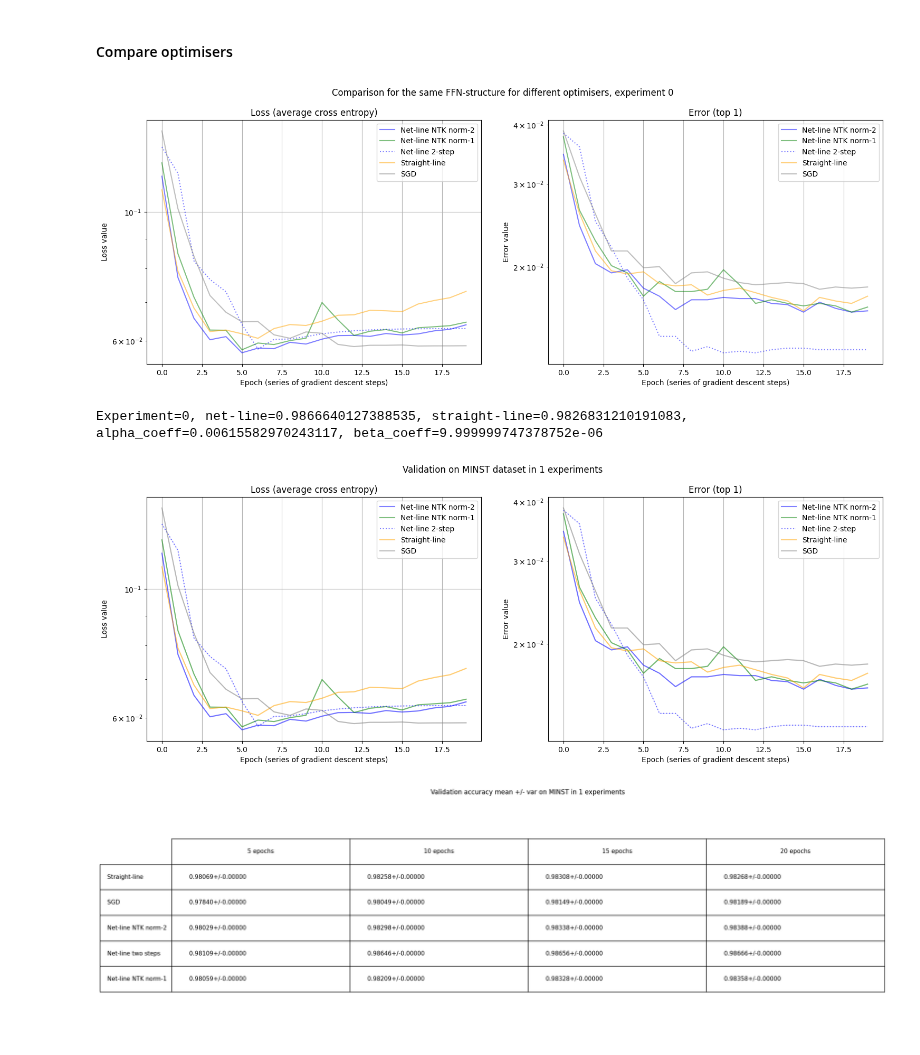
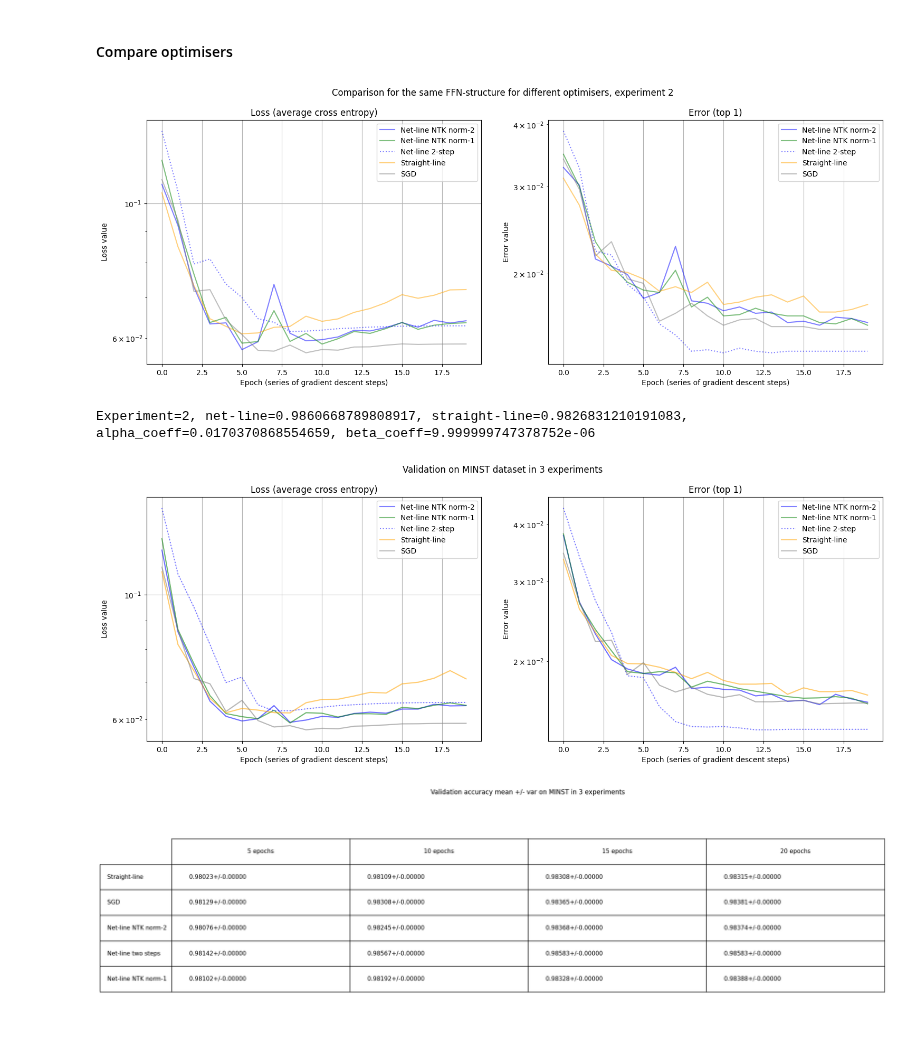
Before and after one commit to vkmbox/adaptive_stepsize, a Jupyter notebook: comparison_minst_ffn.ipynb, the cells around one changed output. Saved outputs shown, nothing was run; the diff lists cells and outputs as text; code cells hidden in the pictures.

```diff
--- a/comparison_minst_ffn.ipynb
+++ b/comparison_minst_ffn.ipynb
@@ -36,6 +35,6 @@ OUTPUT_DIM=10
 DEVICE = torch.device('cuda:0' if torch.cuda.is_available() else 'cpu')
 slope_plus, slope_minus=1.0, 0.
 
-EXPERIMENTS = 1 #3
+EXPERIMENTS = 3
 EPOCHS_PER_EXPERIMENT = 20
 DATASET_PATH = "./datasets"
@@ -191,7 +205,7 @@ def accuracy_comparison(exp_results, low, high, title="Validation accuracy"):
 # %% [markdown]
 #### Compare optimisers
 # %%
-#Weights distribution variances are set as in (5.67)
+#Weights distribution variances are set as in Roberts book (5.67)
 cb, cw = 0, 2.0/(slope_plus**2.0 + slope_minus**2.0)
 meta = MetaData(batch_size = BATCH_SIZE, output_dim=OUTPUT_DIM, lb = 0.005, lw = 5.0, device=DEVICE)
 
@@ -201,7 +215,6 @@ meta = MetaData(batch_size = BATCH_SIZE, output_dim=OUTPUT_DIM, lb = 0.005, lw =
 3-param: 0-test accuracy (Top-1), 1-test errror (cross-entropy), 2 - qq_test
 '''
 experimental_results = np.zeros((EXPERIMENTS, EPOCHS_PER_EXPERIMENT, 5, 3))
-eta_fixed = 0.01
 
 for experiment in range(EXPERIMENTS):
 
@@ -218,7 +231,7 @@ for experiment in range(EXPERIMENTS):
     net_sgd.set_slopes(slope_plus, slope_minus)
     loss_sgd = nn.CrossEntropyLoss()
     #opt_sgd = optim.SGD(net_sgd.parameters(), lr=1e-2, momentum=0.9, nesterov=True, weight_decay=2.5e-4)
-    opt_sgd = optim.SGD(net_sgd.parameters(), eta_fixed, momentum=0.9) #, weight_decay=2.5e-4)
+    opt_sgd = optim.SGD(net_sgd.parameters(), 0.02, momentum=0.9)
     schd_sgd = optim.lr_scheduler.CosineAnnealingLR(opt_sgd, T_max=EPOCHS_PER_EXPERIMENT)
 
     #Net-line NTK norm2
@@ -237,17 +250,15 @@ for experiment in range(EXPERIMENTS):
     net_linestep.train(False)
     opt_linestep = NetLineStepProcessor(net_linestep, meta, DEVICE)
     opt_linestep.eta1 = 1e-5
-    #opt_linestep.alpha = 0.5 #0.8
     opt_linestep.beta_min = torch.tensor(0.00001).to(DEVICE)
     opt_linestep.kappa_step_pp = 0.0
     opt_linestep.do_logging = False
-    opt_linestep.do_calc_grad_norm2 = True
+    opt_linestep.do_calc_grad_norm2 = False
     opt_linestep.shorten_grad_accumulated = True
 
     for epoch in range(EPOCHS_PER_EXPERIMENT):
         #lr for SGD
-        #lr = eta_fixed if epoch < 15 else eta_fixed * 0.1
-        opt_linestep.alpha = cosine_annealing2_lr(1.0, 0.0, 0, 20, epoch)
+        opt_linestep.alpha = cosine_annealing4_lr(1.0, 0.9, 1.0, 0.0, 0, 3, 8, 20, epoch)
         mt_qq = AverageMeter()
 
         for train_batch in train_dataloader:
@@ -291,42 +302,42 @@ for experiment in range(EXPERIMENTS):
         experimental_results[experiment, epoch, 3, 2] = mt_qq.avg
         # testing loop
         acc0, loss0 = test_loop(net_straightline)
         experimental_results[experiment, epoch, 0, 0] = acc0
         experimental_results[experiment, epoch, 0, 1] = loss0
 
         acc1, loss1 = test_loop(net_sgd)
         experimental_results[experiment, epoch, 1, 0] = acc1
         experimental_results[experiment, epoch, 1, 1] = loss1
 
         acc2, loss2 = test_loop(net_linentk2)
         experimental_results[experiment, epoch, 2, 0] = acc2
         experimental_results[experiment, epoch, 2, 1] = loss2
 
         acc3, loss3 = test_loop(net_linestep)
         experimental_results[experiment, epoch, 3, 0] = acc3
         experimental_results[experiment, epoch, 3, 1] = loss3
 
         acc4, loss4 = test_loop(net_linentk1)
         experimental_results[experiment, epoch, 4, 0] = acc4
         experimental_results[experiment, epoch, 4, 1] = loss4
 
         schd_sgd.step()
 
         title="Comparison for the same FFN-structure for different optimisers, experiment {}".format(experiment)
         experiment_comparison(experimental_results[experiment, 0:epoch+1], None, 0, 100, title=title)
 
         print("Experiment={}, net-line={}, straight-line={}, alpha_coeff={}, beta_coeff={}"\
             .format(experiment, acc3, acc0, opt_linestep.alpha, opt_linestep.beta_min))
 # %% [output]
-[figure, old version]
+[figure, new version]
-Experiment=0, net-line=0.9866640127388535, straight-line=0.9826831210191083, alpha_coeff=0.00615582970243117, beta_coeff=9.999999747378752e-06
+Experiment=2, net-line=0.9860668789808917, straight-line=0.9826831210191083, alpha_coeff=0.0170370868554659, beta_coeff=9.999999747378752e-06
 # %%
 experimental_mean = np.mean(experimental_results, axis=0)
 experimental_var = np.var(experimental_results, axis=0)
 title2="Validation on MINST dataset in {} experiments".format(EXPERIMENTS)
 experiment_comparison(experimental_mean[0:epoch+1], experimental_var[0:epoch+1], 0, 100, title=title2)
 # %% [output]
-[figure, old version]
+[figure, new version]
 # %%
 title3 = "Validation accuracy mean +/- var on MINST in {} experiments".format(EXPERIMENTS)
 accuracy_comparison(experimental_results, 0, EPOCHS_PER_EXPERIMENT, title=title3)
```
Also changed, not shown: parts of 4 cells of this notebook, 7 other files.
